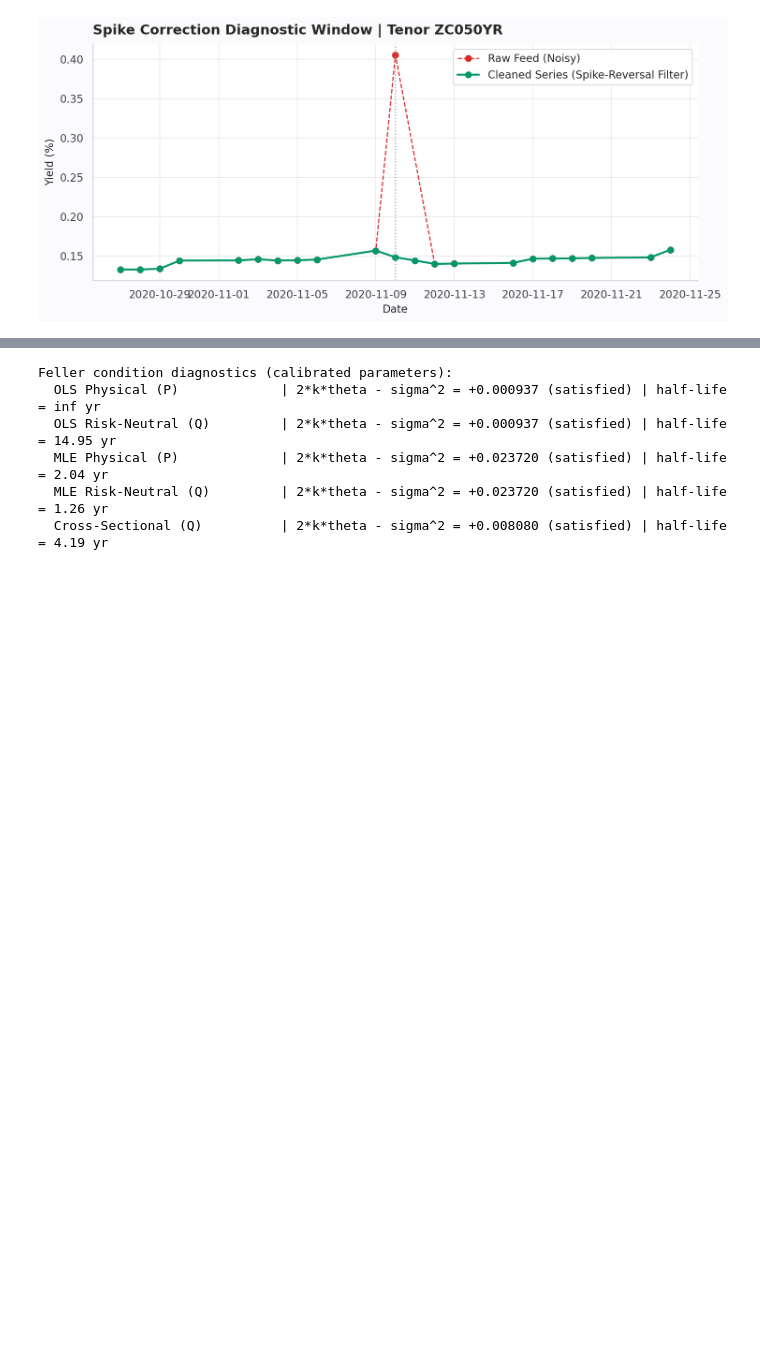
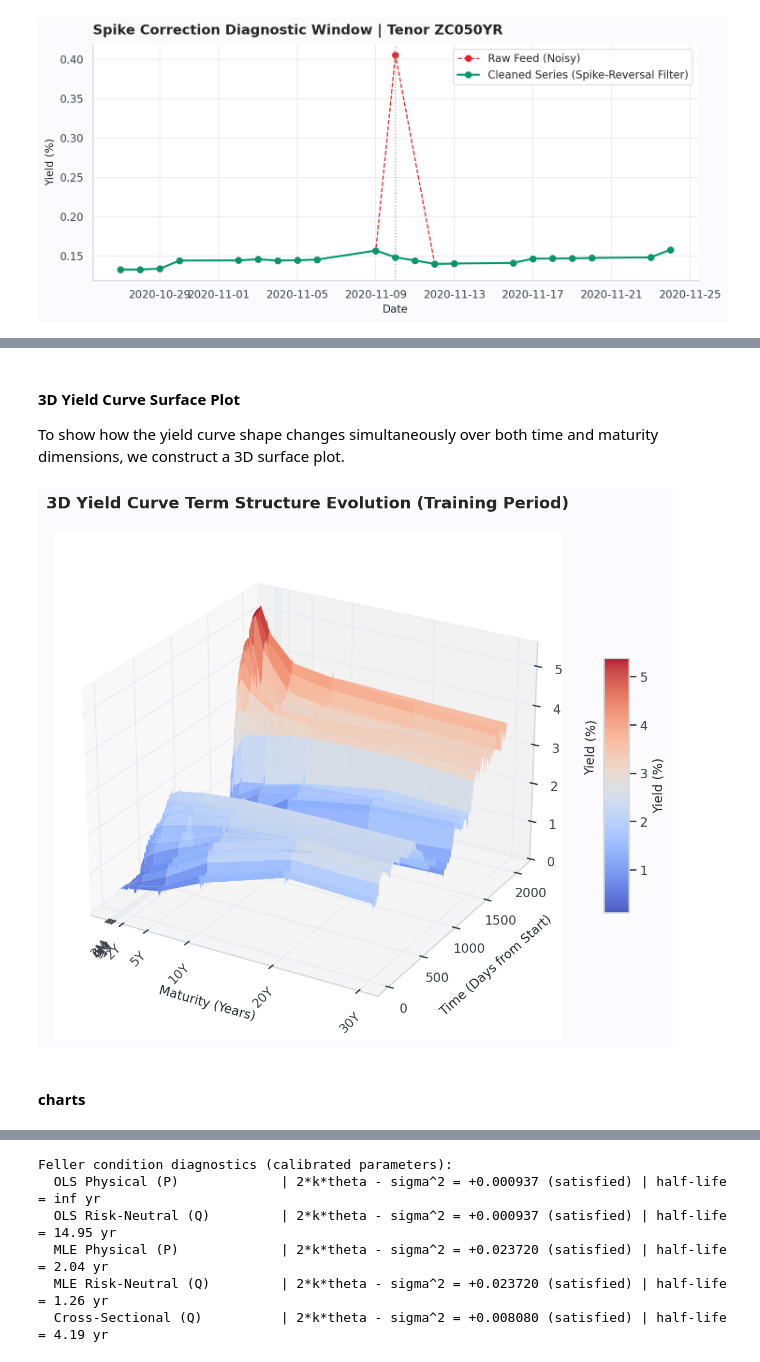
Before and after one commit to manishkg27/Stochastic-Interest-Rate-Modelling-and-Prediction, a Jupyter notebook: Stochastic_Interest_Rate_Modelling.ipynb, the cells around one changed output, grey strips where cells are left out. Cells and saved outputs as stored; diff of their text form; code cells hidden in the pictures; blank space fills up the shorter version.

```diff
--- a/Stochastic_Interest_Rate_Modelling.ipynb
+++ b/Stochastic_Interest_Rate_Modelling.ipynb
@@ -330,0 +348,38 @@ Model reconstructs 8 tenors (6M–30Y); OOS evaluation on 4 held-out tenors: ['6
+# %% [markdown]
+#### **3D Yield Curve Surface Plot**
+
+To show how the yield curve shape changes simultaneously over both time and maturity dimensions, we construct a 3D surface plot.
+# %%
+from mpl_toolkits.mplot3d import Axes3D
+from matplotlib import cm
+
+fig = plt.figure(figsize=(13, 8), dpi=150)
+ax = fig.add_subplot(111, projection='3d')
+
+# Prepare meshgrid grid
+time_indices = np.arange(len(train_clean))
+X_grid, Y_grid = np.meshgrid(maturities, time_indices)
+Z_grid = train_clean[tenor_cols].values * 100 # yields in %
+
+# Plot 3D surface
+surf = ax.plot_surface(X_grid, Y_grid, Z_grid, cmap=cm.coolwarm,
+                       linewidth=0, antialiased=True, alpha=0.9)
+
+# Adjust axes labels
+ax.set_title('3D Yield Curve Term Structure Evolution (Training Period)', pad=20, weight='bold', size=14)
+ax.set_xlabel('Maturity (Years)', labelpad=10)
+ax.set_ylabel('Time (Days from Start)', labelpad=10)
+ax.set_zlabel('Yield (%)', labelpad=10)
+
+# Format ticks
+ax.set_xticks(maturities)
+ax.set_xticklabels(tenor_names, rotation=45)
+
+fig.colorbar(surf, shrink=0.5, aspect=10, label='Yield (%)')
+ax.view_init(elev=25, azim=-60)
+plt.tight_layout()
+plt.show()
+# %% [output]
+[figure, added]
+# %% [markdown]
+#### charts
```
Also changed, not shown: parts of 43 cells of this notebook.
